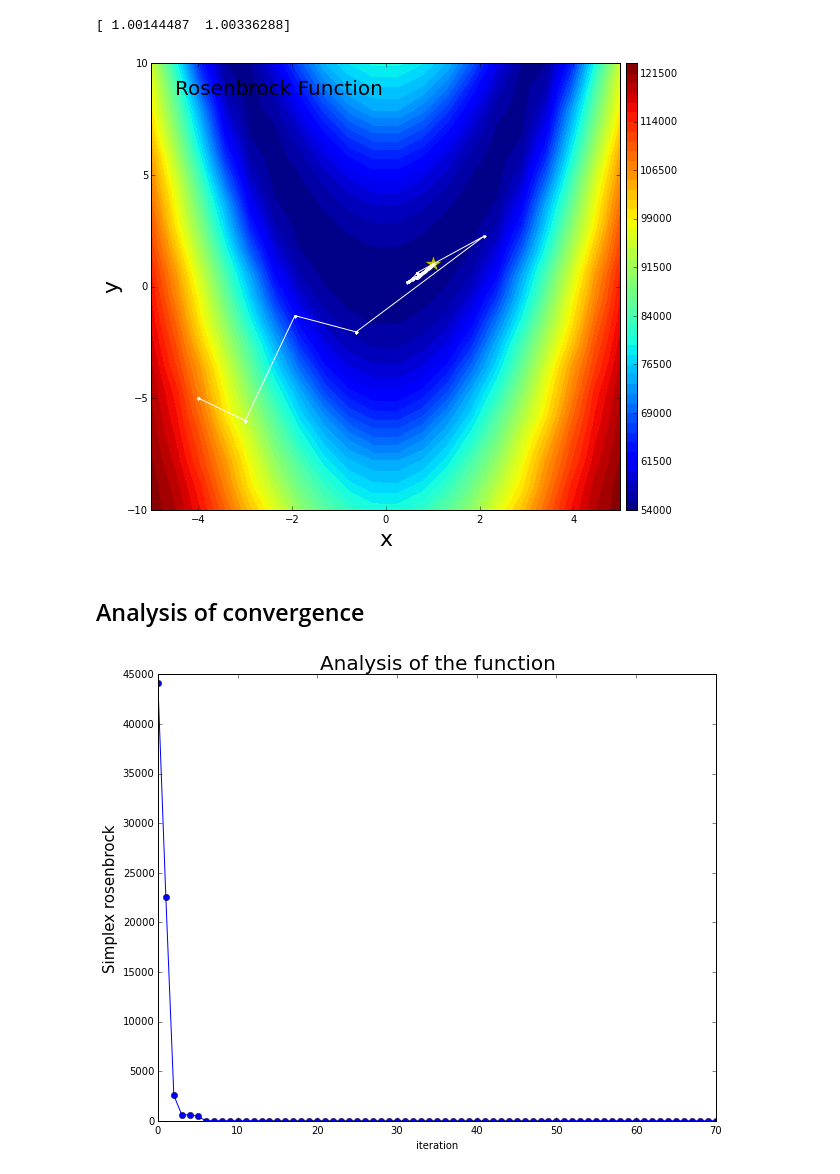
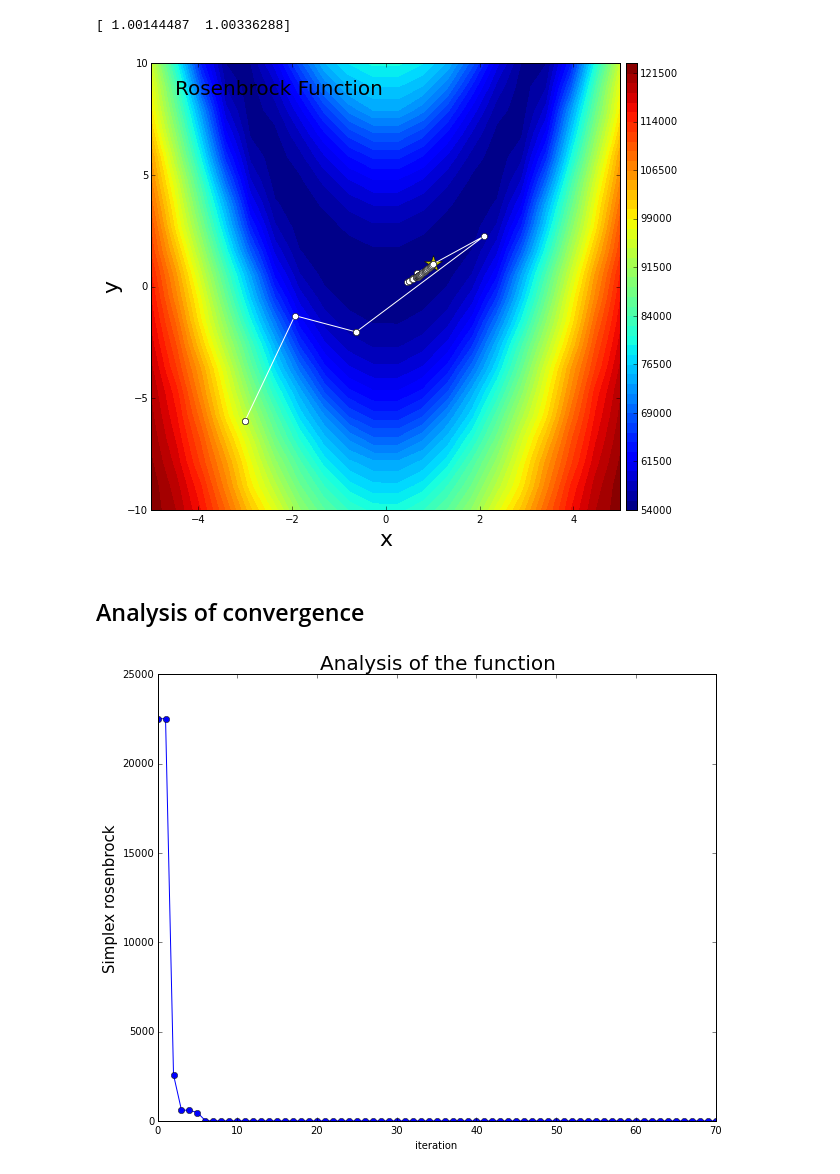
Before and after one commit to andrelreis/nonlinear_inversion, a Jupyter notebook: codigos/search_methods/simplex_method_rosenbrock.ipynb, the cells around one changed output. Saved outputs shown, nothing was run; the diff lists cells and outputs as text; code cells hidden in the pictures.

```diff
--- a/codigos/search_methods/simplex_method_rosenbrock.ipynb
+++ b/codigos/search_methods/simplex_method_rosenbrock.ipynb
@@ -77,7 +77,7 @@ phi03 = rosenbrock(p0[2])
 phi0 = np.array([phi01, phi02, phi03])
 
 
-i_L = np.argmin(p0)
+i_L = np.argmin(phi0)
 px = [p0[i_L][0]]
 py = [p0[i_L][1]]
 
@@ -196,20 +196,20 @@ print p0[i_L]
 # %%
 title_font = 22
 bottom_font = 16
 saturation_factor = 1.
 plt.close('all')
 plt.figure(figsize=(10,8))
 plt.contourf(X, Y, Z_ros, 50)
 plt.plot(1., 1., '*y',markersize=18)
-plt.plot(px,py,'w.-')
+plt.plot(px,py,'wo-')
 plt.colorbar(pad=0.01, aspect=40, shrink=1.0)
 plt.xlabel('x', fontsize = title_font)
 plt.ylabel('y', fontsize = title_font)
 plt.annotate('Rosenbrock Function', xy = (0.05, 0.93), xycoords = 'axes fraction', fontsize=20)
 
 plt.show()
 # %% [output]
-[figure, old version]
+[figure, new version]
 # %% [markdown]
 ## Analysis of convergence
 # %%
@@ -222,4 +222,4 @@ plt.xlabel('iteration',)
 
 plt.show()
 # %% [output]
-[figure, old version]
+[figure, new version]
```
Also changed, not shown: 15 other files.
